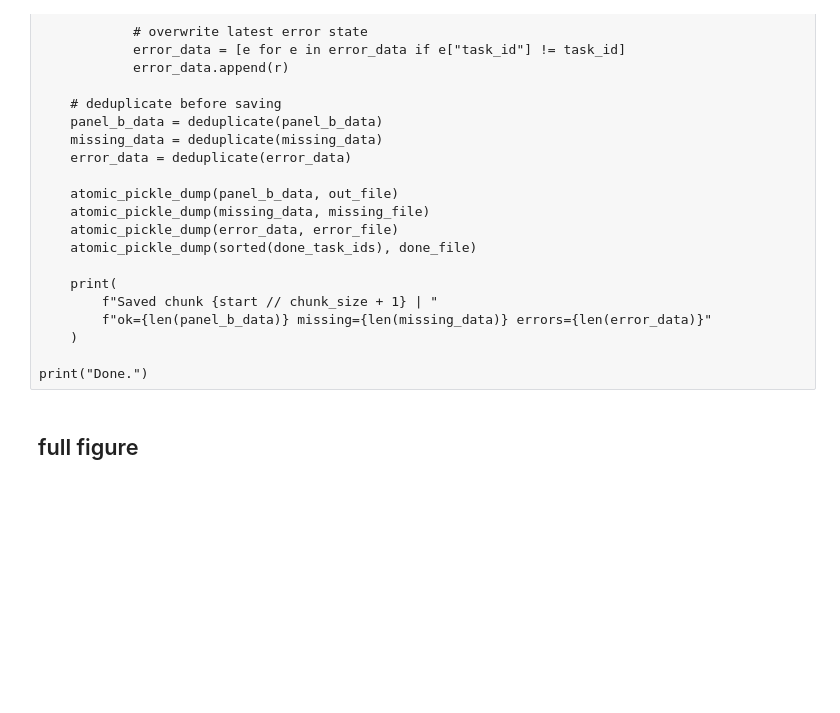
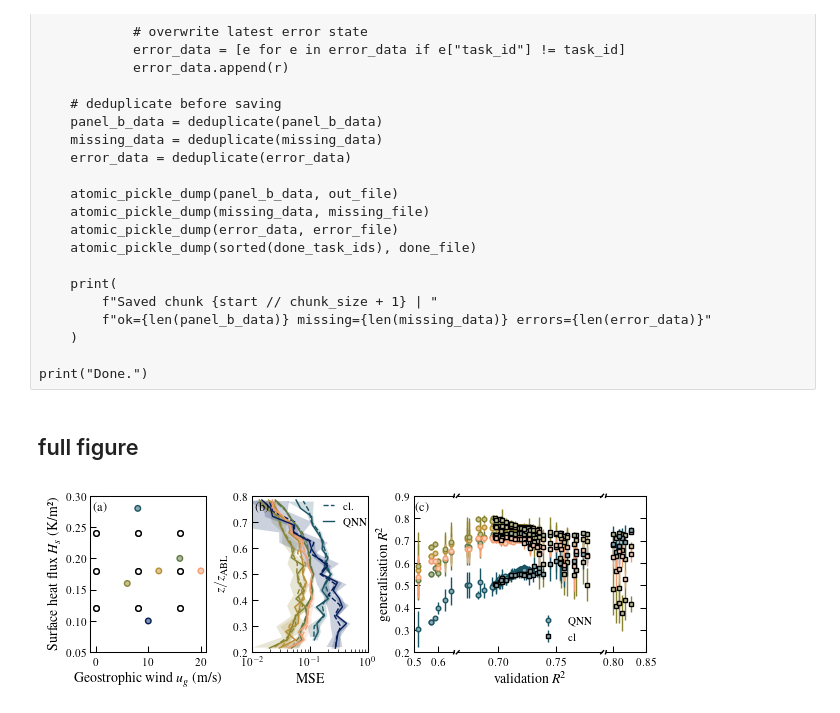
Before and after one commit to EyringMLClimateGroup/Dogra26JGRMachineLearningAndComputation_QMLTurbulence, a Jupyter notebook: generalisation.ipynb, the cells around one changed output. Cells and saved outputs as stored; diff of their text form; code cells hidden in the pictures; blank space fills up the shorter version.

Commit message:
added legend to generalisation figure

```diff
--- a/generalisation.ipynb
+++ b/generalisation.ipynb
@@ -582,7 +606,7 @@ ax1 = fig.add_subplot(gs[0, 0])
 ax2 = fig.add_subplot(gs[0, 1])
 # panel c has a broken axis, need an extra grid
 subgs = gridspec.GridSpecFromSubplotSpec(
-    1, 3, width_ratios = [.7,4,1.3], subplot_spec=gs[0, 2], wspace=0.05
+    1, 3, width_ratios = [1.1,4,1.1], subplot_spec=gs[0, 2], wspace=0.05
 )
 
 ax3_veryleft  = fig.add_subplot(subgs[0, 0])
@@ -633,11 +657,13 @@ def aggregate(panel_data, key):
 avg_cl = aggregate(panel_b_data_sel, "mse_classical")
 avg_qu = aggregate(panel_b_data_qu_sel, "mse_quantum")
 
+j1 = 3 # color of the legend
+
 for i, d in enumerate(avg_cl):
     lower = np.clip(d["mean"] - d["std"], 1e-12, None)
     upper = d["mean"] + d["std"]
     ax2.plot(d["mean"][~np.isnan(d['mean'])], d["z"][~np.isnan(d['mean'])], linestyle="--",
-             color=mycolors[i], linewidth=1.)
+             color=mycolors[i], label = (''+'cl.'*(i==j1)), linewidth=1.)
     ax2.fill_betweenx(d["z"][~np.isnan(d['mean'])], lower[~np.isnan(d['mean'])], upper[~np.isnan(d['mean'])],
                       color=mycolors[i], alpha=0.2, linewidth=0)
 
@@ -645,7 +671,7 @@ for i, d in enumerate(avg_qu):
     lower = np.clip(d["mean"] - d["std"], 1e-12, None)
     upper = d["mean"] + d["std"]
     ax2.plot(d["mean"][~np.isnan(d['mean'])], d["z"][~np.isnan(d['mean'])], linestyle="-",
-             color=mycolors[i], linewidth=1.)
+             color=mycolors[i],  label = (''+'QNN'*(i==j1)),linewidth=1.)
     ax2.fill_betweenx(d["z"][~np.isnan(d['mean'])], lower[~np.isnan(d['mean'])], upper[~np.isnan(d['mean'])],
                       color=mycolors[i], alpha=0.2, linewidth=0)
 
@@ -654,24 +680,34 @@ ax2.set_ylabel(r"$z/z_{\rm ABL}$")
 ax2.set_ylim(0.2, 0.8)
 ax2.set_xscale("log")
 ax2.set_xlim(0.01, 1)
+ax2.legend(loc = [.57,.77], handlelength = 1)
 
 # panel c with the R²
 j = 0
 for ser, group in dfqm_byqubits.groupby('PALMrun'):
-    for ax in [ax3_veryleft, ax3_left, ax3_right]:
-        ax.errorbar(group[('r2_val','mean')],
-                    group.r2['mean'],
-                    group.r2['std'],
+    for k,ax in enumerate([ax3_veryleft, ax3_left, ax3_right]):
+        if k == 0:
+            group1 = group[group[('r2_val','mean')]<0.665]
+        else:
+            group1 = group[group[('r2_val','mean')]>0.665]
+        ax.errorbar(group1[('r2_val','mean')],
+                    group1.r2['mean'],
+                    group1.r2['std'],
                     linestyle='',
                     marker='o',
                     color=mycolors[j],
+                    label = (''+'QNN'*(j==j1)),
                     markerfacecolor=mix_with_white(mycolors[j]),
                     markersize=3.3)
     j += 1
 
 j = 0
 for ser, group in dfm.groupby('PALMrun'):
-    for ax in [ax3_veryleft, ax3_left, ax3_right]:
+    for k,ax in enumerate([ax3_veryleft, ax3_left, ax3_right]):
+        if k == 2:
+            group1 = group[group[('r2_val','mean')]<0.79]
+        else:
+            group1 = group[group[('r2_val','mean')]>0.79]
         ax.errorbar(group[('r2_val','mean')],
                     group.r2['mean'],
                     group.r2['std'],
@@ -680,14 +716,15 @@ for ser, group in dfm.groupby('PALMrun'):
                     color=mycolors[j],
                     markerfacecolor=mix_with_white(mycolors[j]),
                     markeredgecolor='k',
+                    label = (''+'cl'*(j==j1)),
                     markersize=3.3)
     j += 1
 
 # layout
-ax3_veryleft.set_xlim(0.55, 0.62)
-ax3_left.set_xlim(0.64, 0.74)
-ax3_right.set_xlim(0.75, 0.84)
-ax3_left.set_ylim(0.35, 0.85)
+ax3_veryleft.set_xlim(0.5, 0.665)
+ax3_left.set_xlim(0.665, 0.79)
+ax3_right.set_xlim(0.79, 0.85)
+ax3_left.set_ylim(0.2, 0.9)
 
 ax3_veryleft.set_ylabel('generalisation $R^2$')
 ax3_left.set_xlabel('validation $R^2$')
@@ -704,33 +741,36 @@ ax3_right.yaxis.tick_right()
 ax3_right.tick_params(labelright=False)
 ax3_right.tick_params(left = False)
 ax3_left.tick_params(right = False)
+ax3_left.legend(loc = 'lower right')
 
-d = .015
+d = .01
 kwargs = dict(transform=ax3_left.transAxes, color='k', clip_on=False)
 ax3_left.plot((1-d, 1+d), (-d, +d), **kwargs)
 ax3_left.plot((1-d, 1+d), (1-d, 1+d), **kwargs)
 
 kwargs.update(transform=ax3_right.transAxes)
 ax3_right.plot((-d, +d), (-d, +d), **kwargs)
 ax3_right.plot((-d, +d), (1-d, 1+d), **kwargs)
 
-d = .015
+d = .01
 kwargs = dict(transform=ax3_veryleft.transAxes, color='k', clip_on=False)
 ax3_veryleft.plot((1-d, 1+d), (-d, +d), **kwargs)
 ax3_veryleft.plot((1-d, 1+d), (1-d, 1+d), **kwargs)
 
 kwargs.update(transform=ax3_left.transAxes)
 ax3_left.plot((-d, +d), (-d, +d), **kwargs)
 ax3_left.plot((-d, +d), (1-d, 1+d), **kwargs)
 
 plt.subplots_adjust(
     left=0.08,
     right=0.90,
     bottom=0.22,
     top=0.90
 )
 
 fig.align_xlabels()
 
 fig.savefig("./figures/generalisation_3panel_broken.pdf")
+# %% [output]
+[figure, added]
 # %%
```
Also changed, not shown: parts of 6 cells of this notebook, 3 other files.
